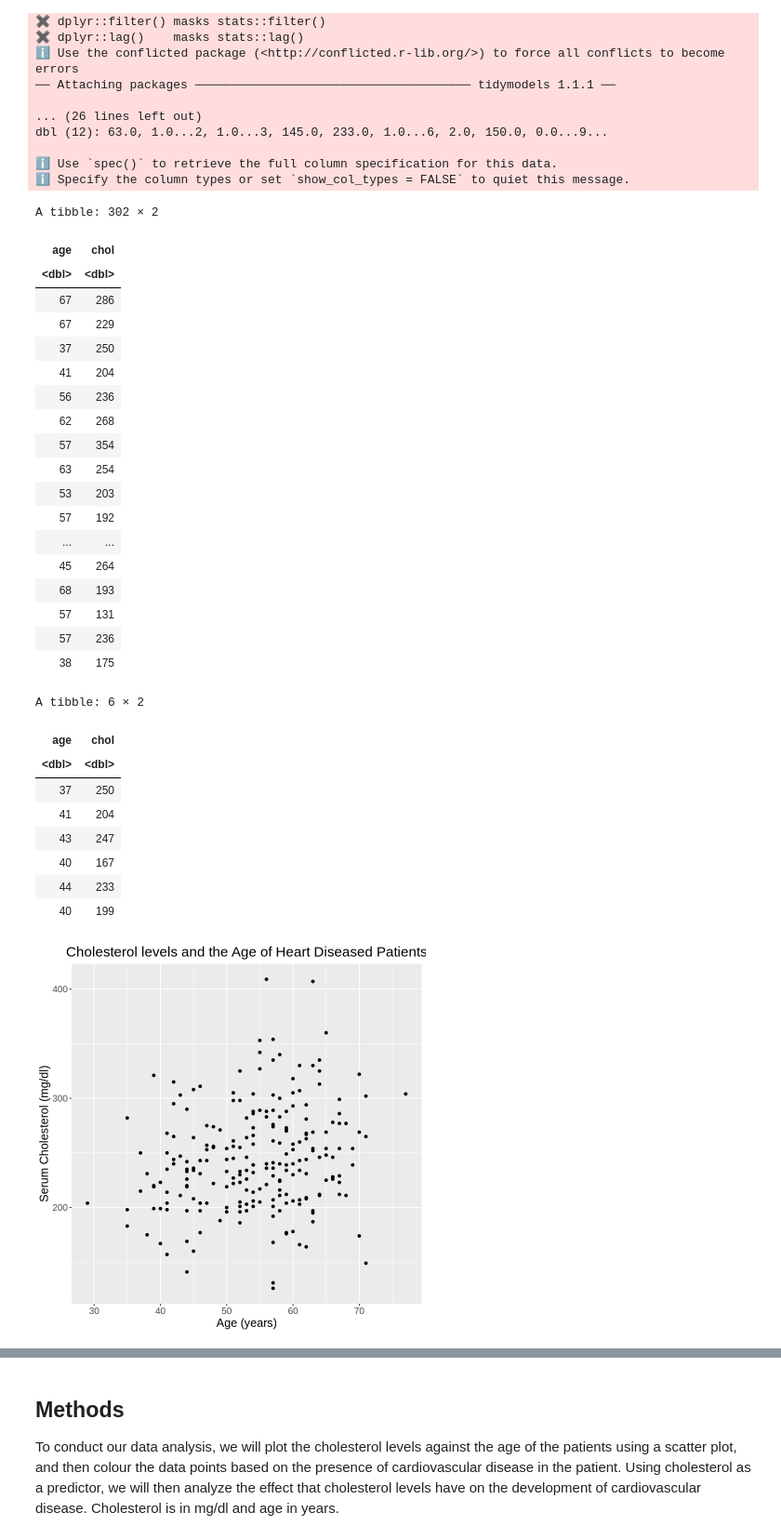
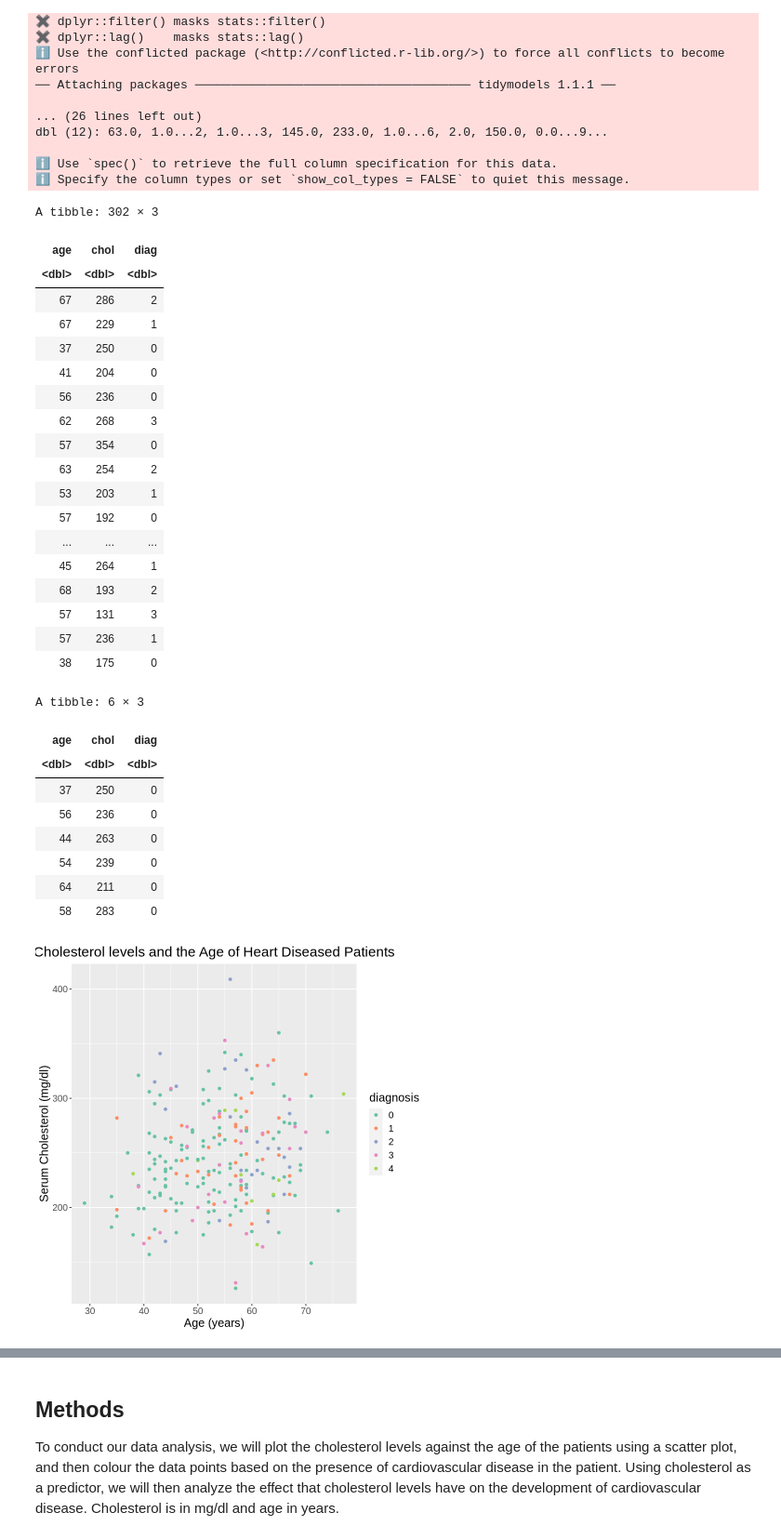
Before and after one commit to matthewzizek/dsci-100-project, a Jupyter notebook: ProjectProposal.ipynb, the cells around one changed output, grey strips where cells are left out. Shown at 93% size. Saved outputs shown, nothing was run; the diff lists cells and outputs as text; code cells hidden in the pictures.

Commit message:
Added number of diagnosis of heart disease with colour

```diff
--- a/ProjectProposal.ipynb
+++ b/ProjectProposal.ipynb
@@ -36,56 +38,59 @@ dbl (12): 63.0, 1.0...2, 1.0...3, 145.0, 233.0, 1.0...6, 2.0, 150.0, 0.0...9...
 ℹ Specify the column types or set `show_col_types = FALSE` to quiet this message.
 # %%
 cleveland <- data |>
-  select(1, 5) |>
-  rename(age = 1, chol = 2)
+  select(1, 5, 14) |>
+  rename(age = 1, chol = 2, diag = 3)
 
 cleveland
 # %% [output]
-A tibble: 302 × 2
+A tibble: 302 × 3
-| age | chol |
-| <dbl> | <dbl> |
-| 67 | 286 |
-| 67 | 229 |
-| 37 | 250 |
-| 41 | 204 |
-| 56 | 236 |
-| 62 | 268 |
-| 57 | 354 |
-| 63 | 254 |
-| 53 | 203 |
-| 57 | 192 |
-| ... | ... |
-| 45 | 264 |
-| 68 | 193 |
-| 57 | 131 |
-| 57 | 236 |
-| 38 | 175 |
+| age | chol | diag |
+| <dbl> | <dbl> | <dbl> |
+| 67 | 286 | 2 |
+| 67 | 229 | 1 |
+| 37 | 250 | 0 |
+| 41 | 204 | 0 |
+| 56 | 236 | 0 |
+| 62 | 268 | 3 |
+| 57 | 354 | 0 |
+| 63 | 254 | 2 |
+| 53 | 203 | 1 |
+| 57 | 192 | 0 |
+| ... | ... | ... |
+| 45 | 264 | 1 |
+| 68 | 193 | 2 |
+| 57 | 131 | 3 |
+| 57 | 236 | 1 |
+| 38 | 175 | 0 |
 # %%
 set.seed(1)
 
 # Splitting the data frame into training and testing datasets
-cleveland_split <- initial_split(cleveland, prop = 0.75, strata = age)
+cleveland_split <- initial_split(cleveland, prop = 0.75, strata = diag)
 cleveland_train <- training(cleveland_split)
 cleveland_test <- testing(cleveland_split)
 head(cleveland_train)
 # %% [output]
-A tibble: 6 × 2
+A tibble: 6 × 3
-| age | chol |
-| <dbl> | <dbl> |
-| 37 | 250 |
-| 41 | 204 |
-| 43 | 247 |
-| 40 | 167 |
-| 44 | 233 |
-| 40 | 199 |
+| age | chol | diag |
+| <dbl> | <dbl> | <dbl> |
+| 37 | 250 | 0 |
+| 56 | 236 | 0 |
+| 44 | 263 | 0 |
+| 54 | 239 | 0 |
+| 64 | 211 | 0 |
+| 58 | 283 | 0 |
 # %%
 #Creating a scatter plot using training data
 cleveland_plot <- cleveland_train |>
-                    ggplot(aes(x = age, y = chol)) +
+                    ggplot(aes(x = age, y = chol, color = as_factor(diag))) +
                     geom_point() +
-                    labs(x = "Age (years)", y = "Serum Cholesterol (mg/dl)", title = "Cholesterol levels and the Age of Heart Diseased Patients") +
+                    labs(x = "Age (years)", y = "Serum Cholesterol (mg/dl)",
+                         title = "Cholesterol levels and the Age of Heart Diseased Patients",
+                        color = "diagnosis") +
                     theme(text = element_text(size = 15)) +
-                    theme(plot.title=element_text(hjust = 0.5))
+                    theme(plot.title=element_text(hjust = 0.5)) +
+                    scale_color_brewer(palette = "Set2")
 cleveland_plot
 # %% [output]
-[figure, old version]
+[figure, new version]
```
Also changed, not shown: parts of 2 cells of this notebook.
